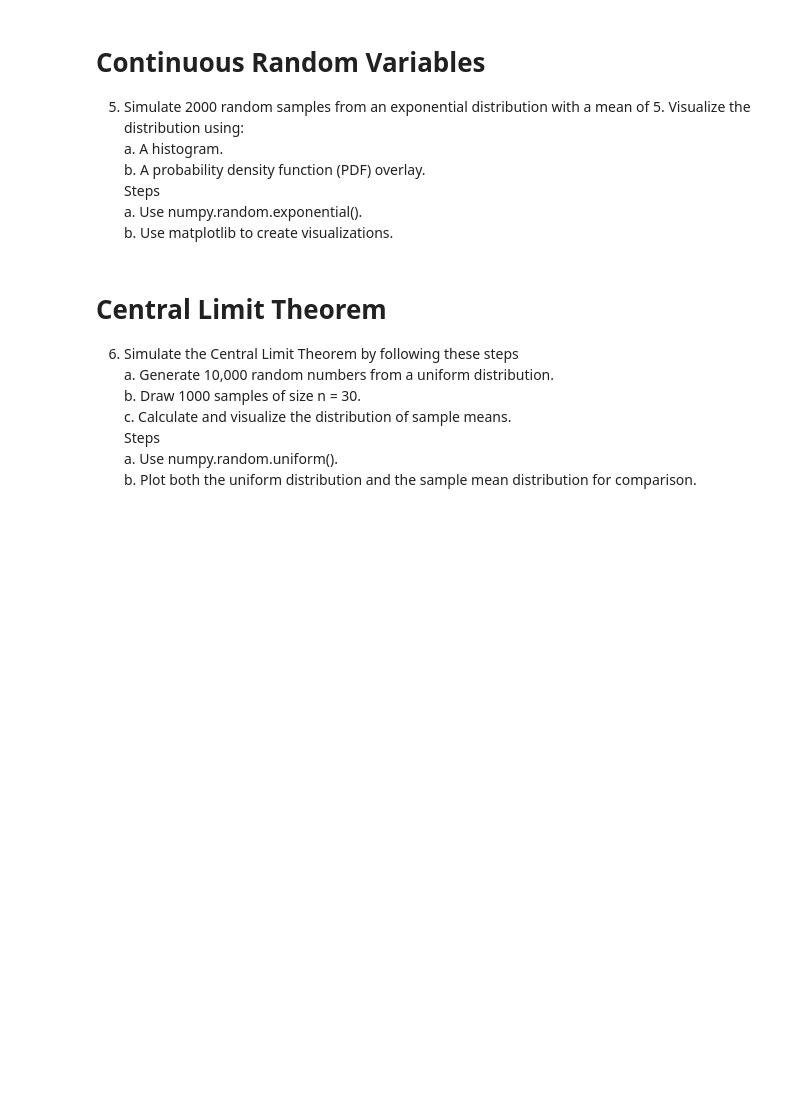
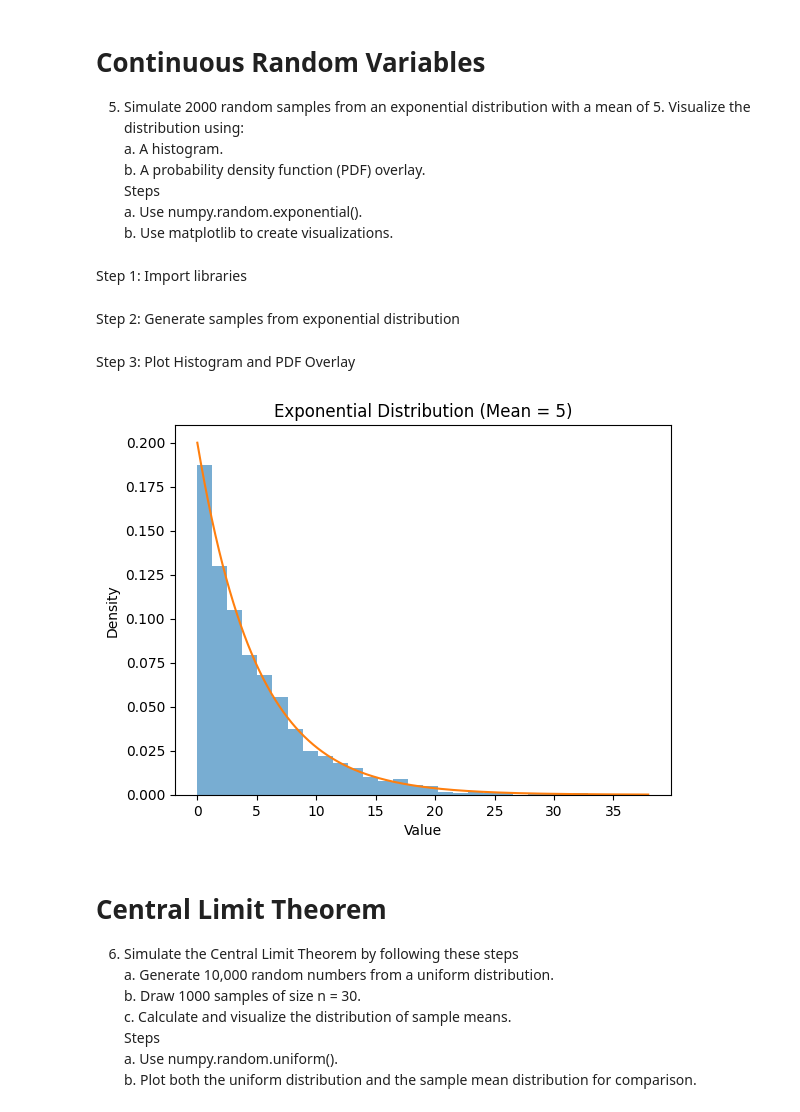
Before and after one commit to AmeyPhutane123/LearningDataScience, a Jupyter notebook: Data Science/Assignments/assignment3.ipynb, the cells around one changed output. Cells and saved outputs as stored; diff of their text form; code cells hidden in the pictures; blank space fills up the shorter version.

```diff
--- a/Data Science/Assignments/assignment3.ipynb
+++ b/Data Science/Assignments/assignment3.ipynb
@@ -54,3 +258,5 @@ Steps
   Steps
       a. Use numpy.random.exponential().
       b. Use matplotlib to create visualizations.
+# %% [markdown]
+Step 1: Import libraries
@@ -57,3 +266,33 @@ Steps
+# %% [markdown]
+Step 2: Generate samples from exponential distribution
+# %%
+# Parameters
+mean = 5
+sample_size = 2000
+
+# Generate samples
+samples = np.random.exponential(scale=mean, size=sample_size)
+# %% [markdown]
+Step 3: Plot Histogram and PDF Overlay
+# %%
+# Histogram
+plt.hist(samples, bins=30, density=True, alpha=0.6)
+
+# PDF of exponential distribution
+x = np.linspace(0, max(samples), 1000)
+pdf = (1 / mean) * np.exp(-x / mean)
+
+# Overlay PDF
+plt.plot(x, pdf)
+
+# Labels and title
+plt.xlabel("Value")
+plt.ylabel("Density")
+plt.title("Exponential Distribution (Mean = 5)")
+
+plt.show()
+# %% [output]
+[figure, added]
 # %% [markdown]
 # Central Limit Theorem
 
```
Also changed, not shown: parts of 29 cells of this notebook.
